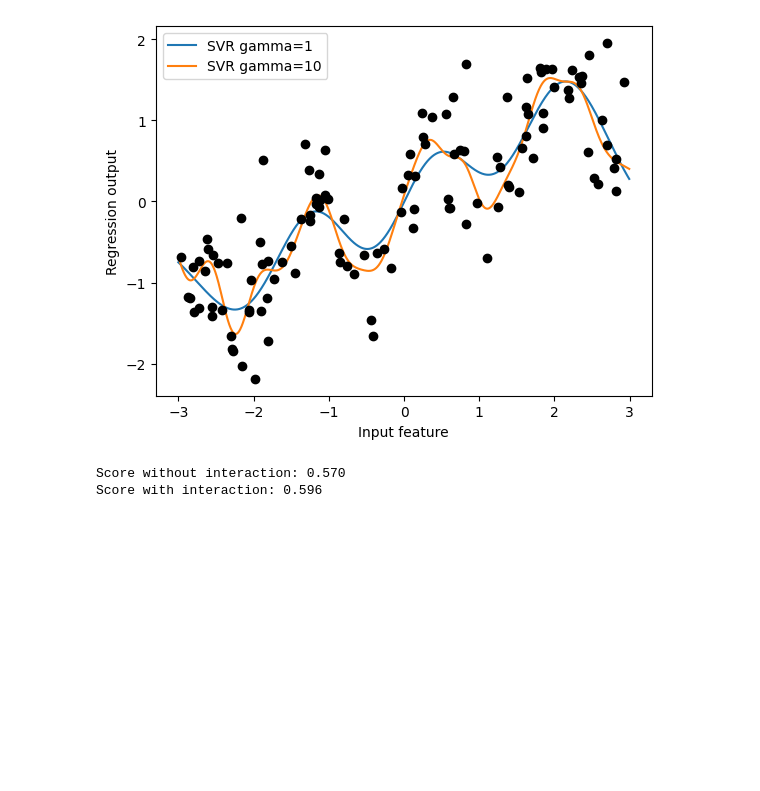
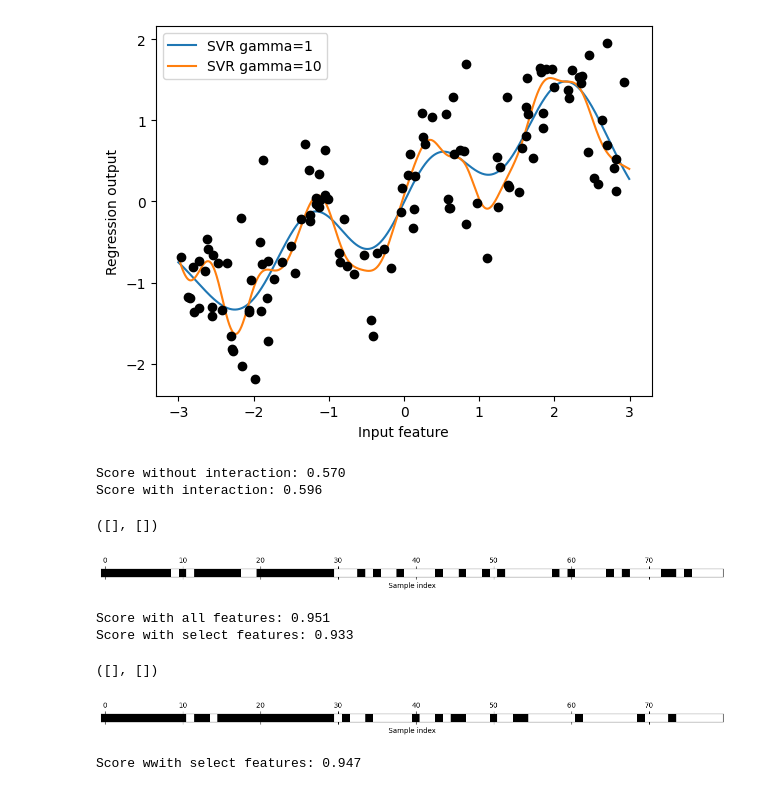
Before and after one commit to VoyagerYoshino/Intro_ML_Python_Book, a Jupyter notebook: Represent Data and Engineering Feature.ipynb, the cells around one changed output. Saved outputs shown, nothing was run; the diff lists cells and outputs as text; code cells hidden in the pictures; blank space fills up the shorter version.

```diff
--- a/Represent Data and Engineering Feature.ipynb
+++ b/Represent Data and Engineering Feature.ipynb
@@ -154,3 +154,55 @@ print("Score with interaction: {:.3f}".format(ridge.score(X_test_poly,y_test)))
 # %% [output]
 Score without interaction: 0.570
 Score with interaction: 0.596
+# %%
+from sklearn.datasets import load_breast_cancer
+from sklearn.feature_selection import SelectPercentile
+
+cancer=load_breast_cancer()
+
+rng=np.random.RandomState(42)
+noise=rng.normal(size=(len(cancer.data),50))
+X_w_noise=np.hstack([cancer.data,noise])
+
+X_train,X_test,y_train,y_test=train_test_split(X_w_noise,cancer.target,random_state=0,test_size=.5)
+select=SelectPercentile(percentile=50)
+select.fit(X_train,y_train)
+X_train_select=select.transform(X_train)
+
+mask=select.get_support()
+plt.matshow(mask.reshape(1,-1),cmap='gray_r')
+plt.xlabel("Sample index")
+plt.yticks(())
+# %% [output]
+([], [])
+[figure, added]
+# %%
+X_test_select=select.transform(X_test)
+
+lr=LogisticRegression(max_iter=100000).fit(X_train,y_train)
+print("Score with all features: {:.3f}".format(lr.score(X_test,y_test)))
+lr=LogisticRegression(max_iter=100000).fit(X_train_select,y_train)
+print("Score with select features: {:.3f}".format(lr.score(X_test_select,y_test)))
+# %% [output]
+Score with all features: 0.951
+Score with select features: 0.933
+# %%
+from sklearn.feature_selection import SelectFromModel
+from sklearn.ensemble import RandomForestClassifier
+select=SelectFromModel(RandomForestClassifier(n_estimators=100,random_state=42),threshold="median")
+
+select.fit(X_train,y_train)
+X_train_model=select.transform(X_train)
+mask=select.get_support()
+plt.matshow(mask.reshape(1,-1),cmap='gray_r')
+plt.xlabel("Sample index")
+plt.yticks(())
+# %% [output]
+([], [])
+[figure, added]
+# %%
+X_test_model=select.transform(X_test)
+lr=LogisticRegression(max_iter=100000).fit(X_train_model,y_train)
+print("Score wwith select features: {:.3f}".format(lr.score(X_test_model,y_test)))
+# %% [output]
+Score wwith select features: 0.947
```
Also changed, not shown: parts of 8 cells of this notebook.
